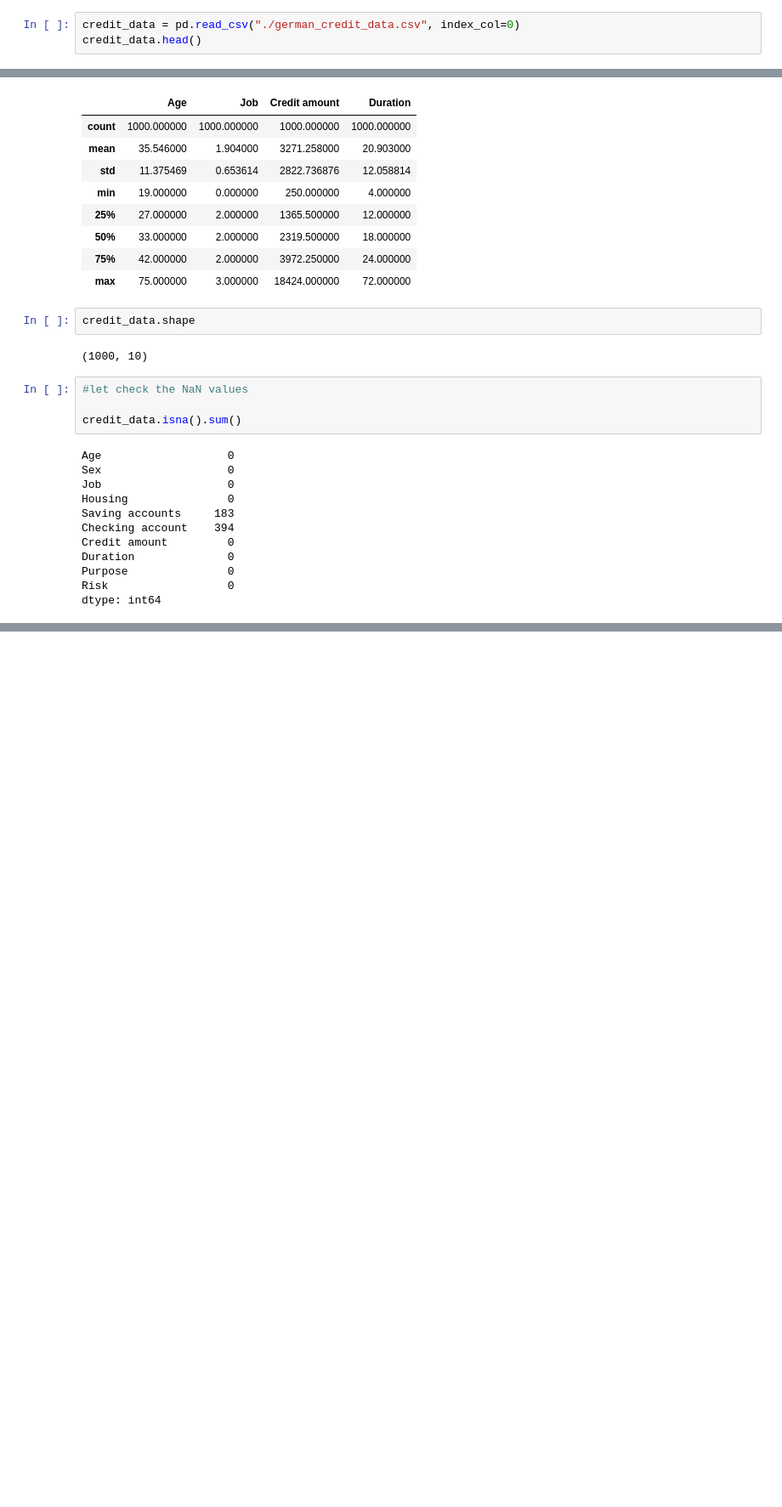
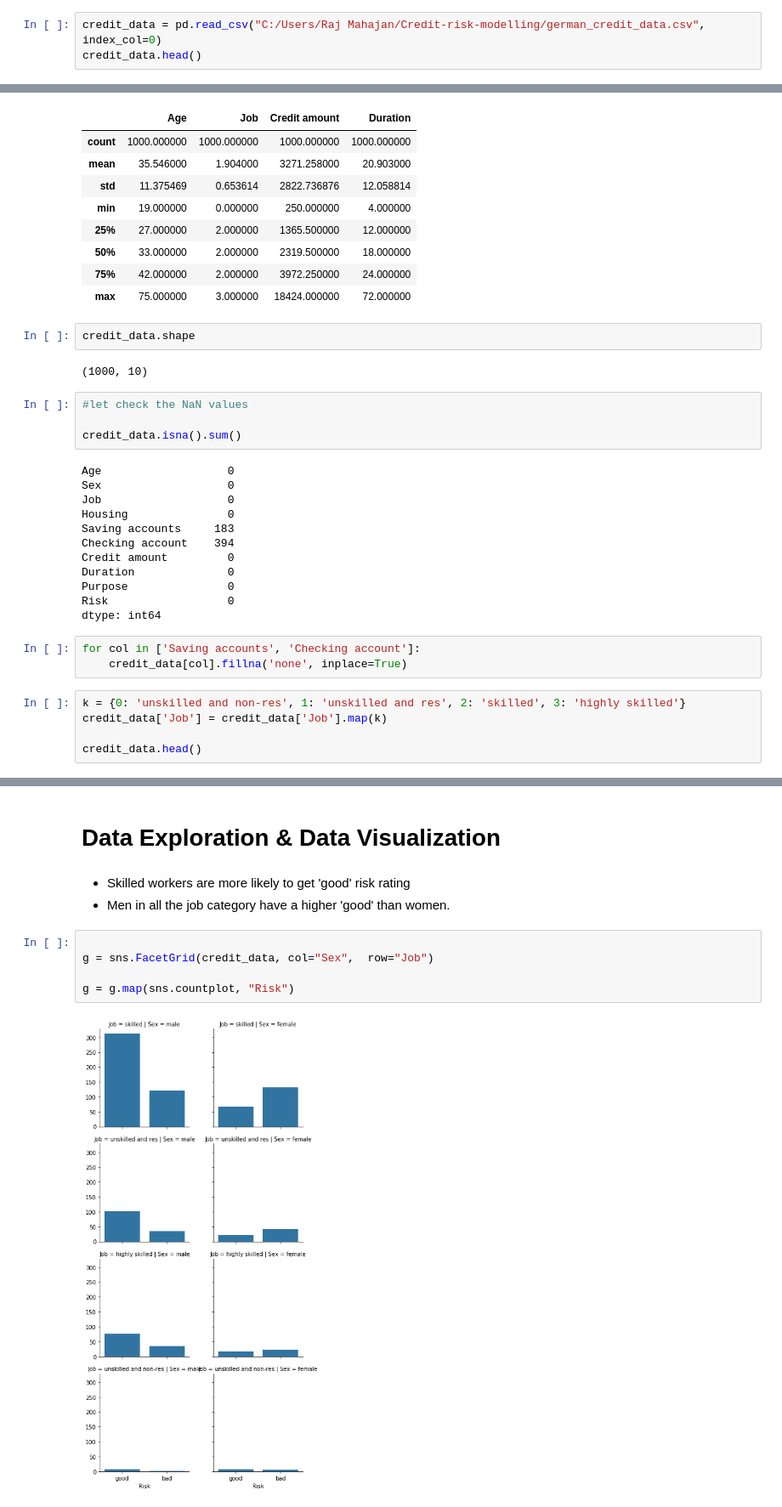
Before and after one commit to rajdmahajan/Credit-risk-modelling, a Jupyter notebook: Credit risk data.ipynb, the cells around one changed output, grey strips where cells are left out. Shown at 85% size. Drawn from its saved outputs; the diff is of its cells as text; blank space fills up the shorter version.

```diff
--- a/Credit risk data.ipynb
+++ b/Credit risk data.ipynb
@@ -17,6 +31,6 @@ import seaborn as sns
 * Importing Datset
 # %%
-credit_data = pd.read_csv("./german_credit_data.csv", index_col=0)
+credit_data = pd.read_csv("C:/Users/Raj Mahajan/Credit-risk-modelling/german_credit_data.csv", index_col=0)
 credit_data.head()
 # %% [output]
 |  | Age | Sex | Job | Housing | Saving accounts | Checking account | Credit amount | Duration | ... |
@@ -86,3 +98,11 @@ Duration              0
 Purpose               0
 Risk                  0
 dtype: int64
+# %%
+for col in ['Saving accounts', 'Checking account']:
+    credit_data[col].fillna('none', inplace=True)
+# %%
+k = {0: 'unskilled and non-res', 1: 'unskilled and res', 2: 'skilled', 3: 'highly skilled'}
+credit_data['Job'] = credit_data['Job'].map(k)
+
+credit_data.head()
@@ -88,0 +116,12 @@ dtype: int64
+# %% [markdown]
+# Data Exploration & Data Visualization
+# %% [markdown]
+* Skilled workers are more likely to get 'good' risk rating
+* Men in all the job category have a higher 'good' than women.
+# %%
+
+g = sns.FacetGrid(credit_data, col="Sex",  row="Job")
+
+g = g.map(sns.countplot, "Risk")
+# %% [output]
+[figure, added]
```
Also changed, not shown: parts of 17 cells of this notebook.
